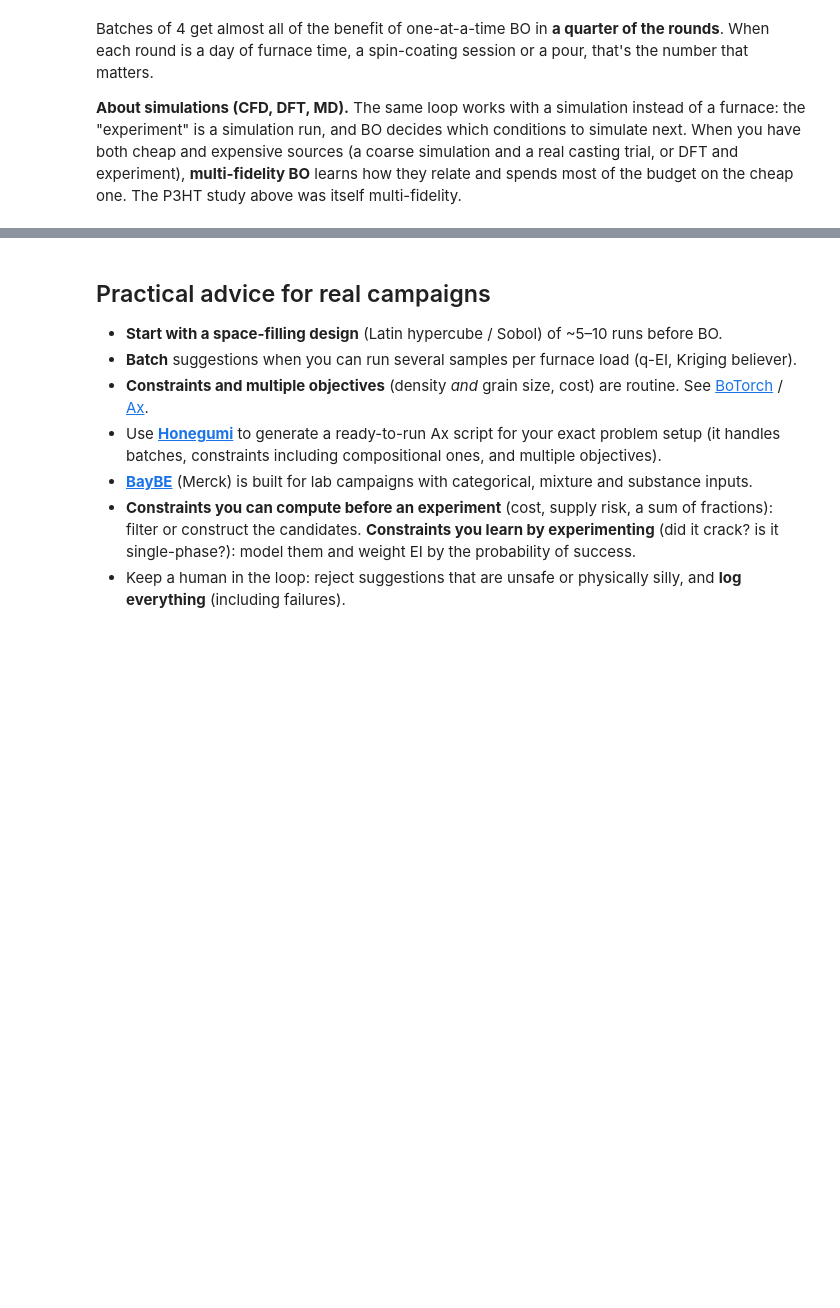
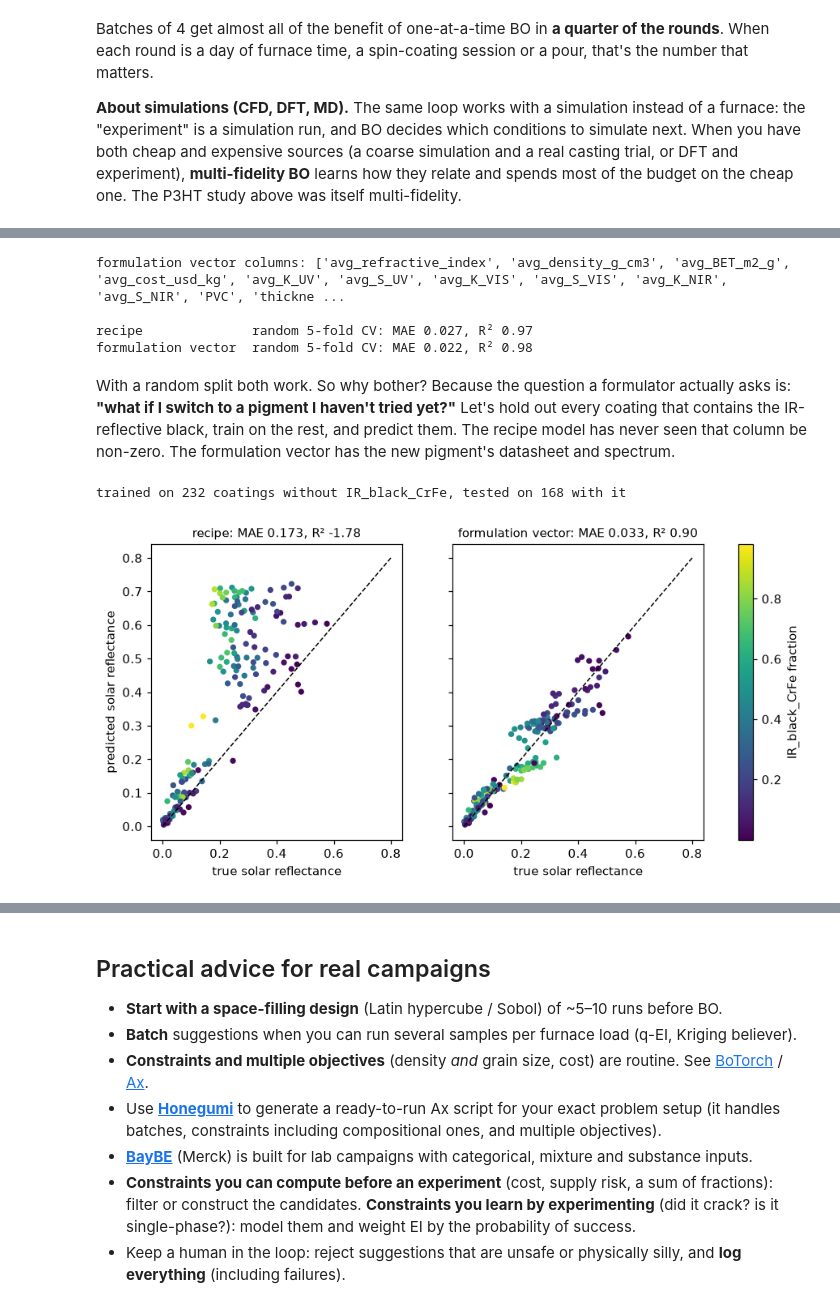
Before and after one commit to sp8rks/ACerS_AI_ML_Workshop, a Jupyter notebook: sessions/05_bayesian_optimization/05_bayesian_optimization.ipynb, the cells around one changed output, grey strips where cells are left out. Saved outputs shown, nothing was run; the diff lists cells and outputs as text; code cells hidden in the pictures; blank space fills up the shorter version.

```diff
--- a/sessions/05_bayesian_optimization/05_bayesian_optimization.ipynb
+++ b/sessions/05_bayesian_optimization/05_bayesian_optimization.ipynb
@@ -526,0 +573,39 @@ Batches of 4 get almost all of the benefit of one-at-a-time BO in **a quarter of
+# %%
+from sklearn.ensemble import RandomForestRegressor
+from sklearn.model_selection import KFold, cross_val_predict
+from sklearn.metrics import mean_absolute_error, r2_score
+
+X_recipe = coat[frac_cols + process]
+X_vector = formulation_vector(coat, pigments)
+y_tsr = coat.solar_reflectance
+print("formulation vector columns:", list(X_vector.columns), "\n")
+
+def forest():
+    return RandomForestRegressor(n_estimators=300, random_state=0, n_jobs=-1)
+
+for name, X_ in [("recipe", X_recipe), ("formulation vector", X_vector)]:
+    p = cross_val_predict(forest(), X_, y_tsr, cv=KFold(5, shuffle=True, random_state=0))
+    print(f"{name:19s} random 5-fold CV: MAE {mean_absolute_error(y_tsr, p):.3f}, R² {r2_score(y_tsr, p):.2f}")
+# %% [output]
+formulation vector columns: ['avg_refractive_index', 'avg_density_g_cm3', 'avg_BET_m2_g', 'avg_cost_usd_kg', 'avg_K_UV', 'avg_S_UV', 'avg_K_VIS', 'avg_S_VIS', 'avg_K_NIR', 'avg_S_NIR', 'PVC', 'thickne ...
+
+recipe              random 5-fold CV: MAE 0.027, R² 0.97
+formulation vector  random 5-fold CV: MAE 0.022, R² 0.98
+# %% [markdown]
+With a random split both work. So why bother? Because the question a formulator actually asks is: **"what if I switch to a pigment I haven't tried yet?"** Let's hold out every coating that contains the IR-reflective black, train on the rest, and predict them. The recipe model has never seen that column be non-zero. The formulation vector has the new pigment's datasheet and spectrum.
+# %%
+NEW = "IR_black_CrFe"
+seen, new = coat[f"{NEW}_frac"] == 0, coat[f"{NEW}_frac"] > 0
+fig, ax = plt.subplots(1, 2, figsize=(10, 4.3), sharey=True)
+for a, (name, X_) in zip(ax, [("recipe", X_recipe), ("formulation vector", X_vector)]):
+    pred = forest().fit(X_[seen], y_tsr[seen]).predict(X_[new])
+    sc = a.scatter(y_tsr[new], pred, c=coat.loc[new, f"{NEW}_frac"], cmap="viridis", s=14)
+    a.plot([0, 0.8], [0, 0.8], "k--", lw=1)
+    a.set_title(f"{name}: MAE {mean_absolute_error(y_tsr[new], pred):.3f}, R² {r2_score(y_tsr[new], pred):.2f}", fontsize=10)
+    a.set_xlabel("true solar reflectance")
+ax[0].set_ylabel("predicted solar reflectance")
+plt.colorbar(sc, ax=ax, label=f"{NEW} fraction")
+print(f"trained on {seen.sum()} coatings without {NEW}, tested on {new.sum()} with it"); plt.show()
+# %% [output]
+trained on 232 coatings without IR_black_CrFe, tested on 168 with it
+[figure, added]
```
Also changed, not shown: parts of 6 cells of this notebook, 8 other files.
